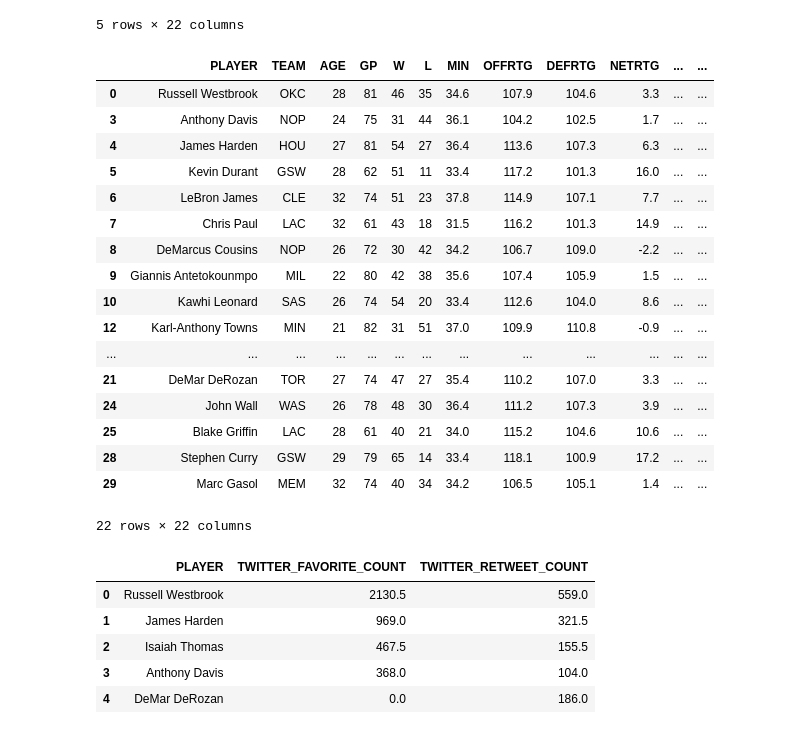
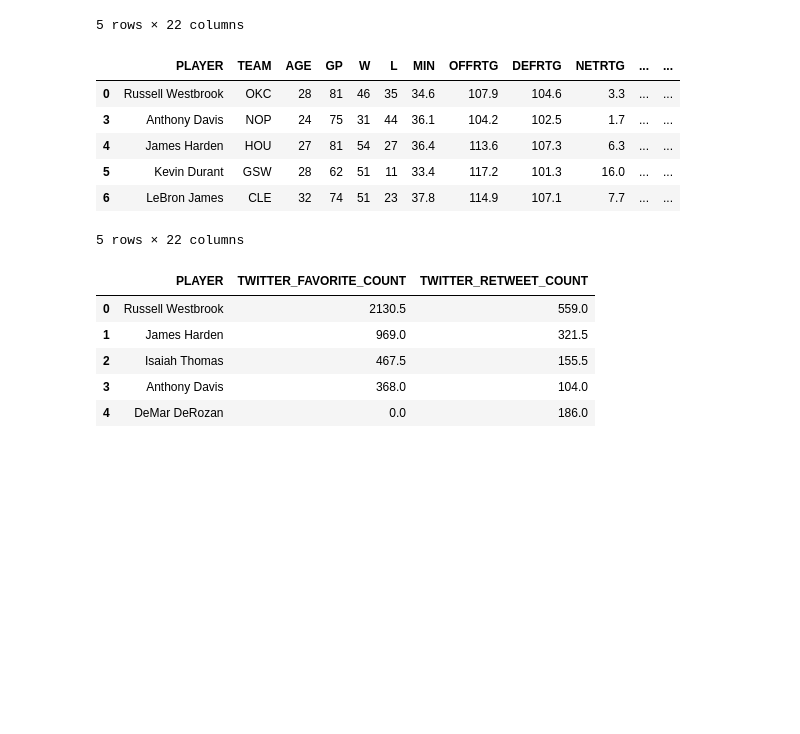
Before and after one commit to MurtadhaAldallal/NBA-MVP-Statistical-Analysis-of-Performance-and-Social-Influence, a Jupyter notebook: Choosing-NBA-MVP-based-on-In-Game-Stats-and-Twitter-Retweets-and-favs.ipynb, the cells around one changed output. Drawn from its saved outputs; the diff is of its cells as text; code cells hidden in the pictures; blank space fills up the shorter version.

```diff
--- a/Choosing-NBA-MVP-based-on-In-Game-Stats-and-Twitter-Retweets-and-favs.ipynb
+++ b/Choosing-NBA-MVP-based-on-In-Game-Stats-and-Twitter-Retweets-and-favs.ipynb
@@ -18,31 +18,20 @@ PlayerImpract_DF.head()
 # %%
 # With 82 games in the regular season, MVP candidate should have played around 75% of games
 PlayerImpract_DF = PlayerImpract_DF[(PlayerImpract_DF['GP'] > 60)]
 # In Steph Currys and James Harden's MVP seasons they approached 3000 minutes,
 # but played almost every game, therefore around 2000 minutes is reasonable for 60 games
 PlayerImpract_DF = PlayerImpract_DF[(PlayerImpract_DF['MIN'] > 30)]
 # The avg player impact/efficiency rating is 15, so lets filter accordingly
 PlayerImpract_DF = PlayerImpract_DF[(PlayerImpract_DF['PIE'] > 15)]
-PlayerImpract_DF
+PlayerImpract_DF.head()
 # %% [output]
 |  | PLAYER | TEAM | AGE | GP | W | L | MIN | OFFRTG | DEFRTG | NETRTG | ... | ... |
 | 0 | Russell Westbrook | OKC | 28 | 81 | 46 | 35 | 34.6 | 107.9 | 104.6 | 3.3 | ... | ... |
 | 3 | Anthony Davis | NOP | 24 | 75 | 31 | 44 | 36.1 | 104.2 | 102.5 | 1.7 | ... | ... |
 | 4 | James Harden | HOU | 27 | 81 | 54 | 27 | 36.4 | 113.6 | 107.3 | 6.3 | ... | ... |
 | 5 | Kevin Durant | GSW | 28 | 62 | 51 | 11 | 33.4 | 117.2 | 101.3 | 16.0 | ... | ... |
 | 6 | LeBron James | CLE | 32 | 74 | 51 | 23 | 37.8 | 114.9 | 107.1 | 7.7 | ... | ... |
-| 7 | Chris Paul | LAC | 32 | 61 | 43 | 18 | 31.5 | 116.2 | 101.3 | 14.9 | ... | ... |
-| 8 | DeMarcus Cousins | NOP | 26 | 72 | 30 | 42 | 34.2 | 106.7 | 109.0 | -2.2 | ... | ... |
-| 9 | Giannis Antetokounmpo | MIL | 22 | 80 | 42 | 38 | 35.6 | 107.4 | 105.9 | 1.5 | ... | ... |
-| 10 | Kawhi Leonard | SAS | 26 | 74 | 54 | 20 | 33.4 | 112.6 | 104.0 | 8.6 | ... | ... |
-| 12 | Karl-Anthony Towns | MIN | 21 | 82 | 31 | 51 | 37.0 | 109.9 | 110.8 | -0.9 | ... | ... |
-| ... | ... | ... | ... | ... | ... | ... | ... | ... | ... | ... | ... | ... |
-| 21 | DeMar DeRozan | TOR | 27 | 74 | 47 | 27 | 35.4 | 110.2 | 107.0 | 3.3 | ... | ... |
-| 24 | John Wall | WAS | 26 | 78 | 48 | 30 | 36.4 | 111.2 | 107.3 | 3.9 | ... | ... |
-| 25 | Blake Griffin | LAC | 28 | 61 | 40 | 21 | 34.0 | 115.2 | 104.6 | 10.6 | ... | ... |
-| 28 | Stephen Curry | GSW | 29 | 79 | 65 | 14 | 33.4 | 118.1 | 100.9 | 17.2 | ... | ... |
-| 29 | Marc Gasol | MEM | 32 | 74 | 40 | 34 | 34.2 | 106.5 | 105.1 | 1.4 | ... | ... |
-22 rows × 22 columns
+5 rows × 22 columns
 # %%
 # Social Media Influence
 PlayerTwitter_DF = pd.read_csv("./Data/nba_2017_twitter_players.csv")
```
Also changed, not shown: parts of 3 cells of this notebook.
